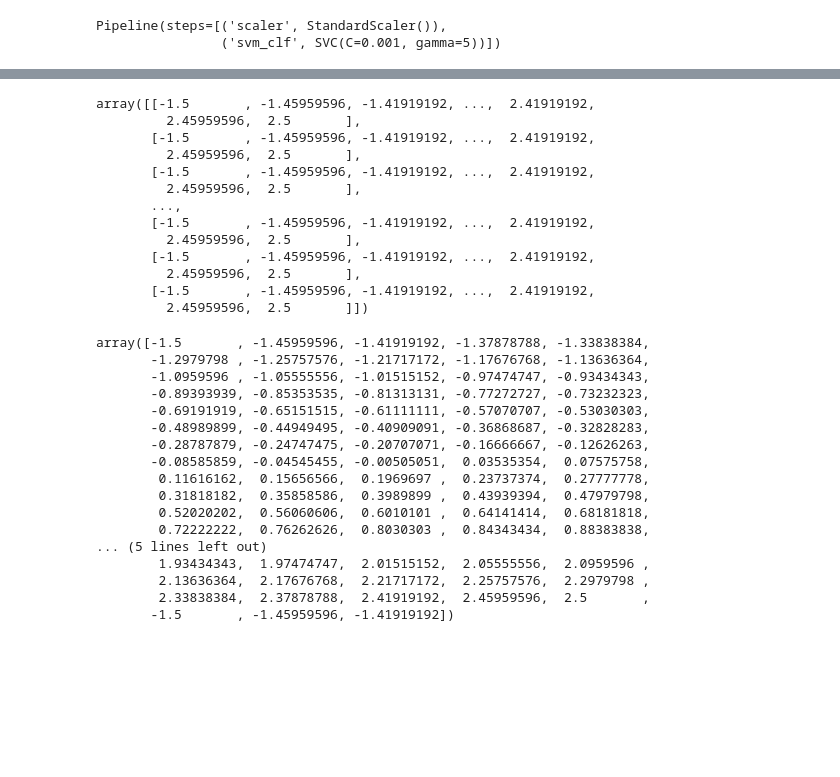
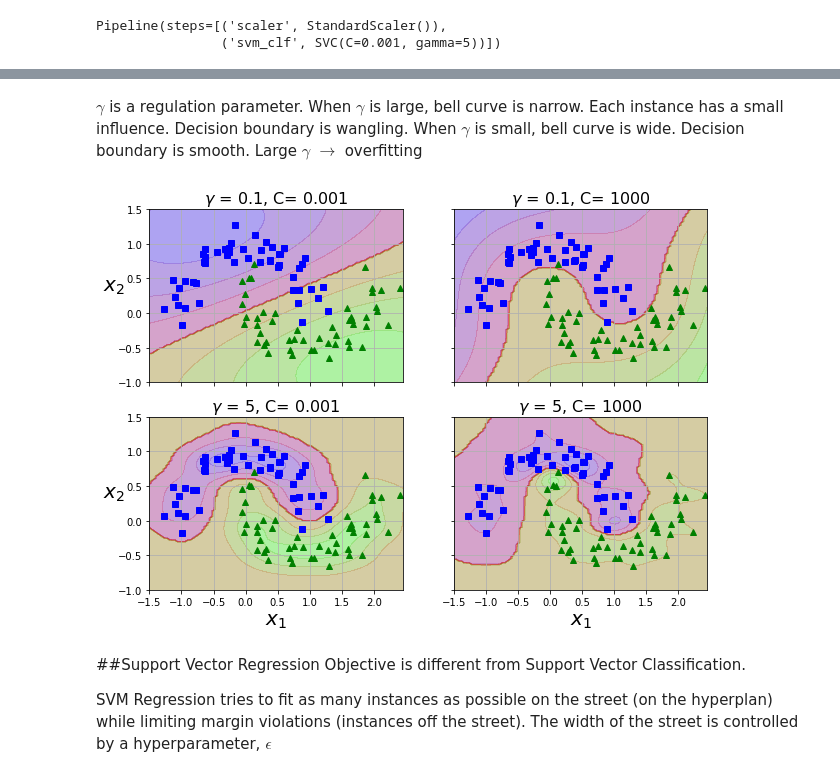
Before and after one commit to jiayuanteng/Hands_on_ML2, a Jupyter notebook: 5_Support_Vector_Machine.ipynb, the cells around one changed output, grey strips where cells are left out. Cells and saved outputs as stored; diff of their text form; code cells hidden in the pictures; blank space fills up the shorter version.

```diff
--- a/5_Support_Vector_Machine.ipynb
+++ b/5_Support_Vector_Machine.ipynb
@@ -175,36 +170,42 @@ plt.scatter(x2, x3)
-# %%
-x0
-# %% [output]
-array([[-1.5       , -1.45959596, -1.41919192, ...,  2.41919192,
-         2.45959596,  2.5       ],
-       [-1.5       , -1.45959596, -1.41919192, ...,  2.41919192,
-         2.45959596,  2.5       ],
-       [-1.5       , -1.45959596, -1.41919192, ...,  2.41919192,
-         2.45959596,  2.5       ],
-       ...,
-       [-1.5       , -1.45959596, -1.41919192, ...,  2.41919192,
-         2.45959596,  2.5       ],
-       [-1.5       , -1.45959596, -1.41919192, ...,  2.41919192,
-         2.45959596,  2.5       ],
-       [-1.5       , -1.45959596, -1.41919192, ...,  2.41919192,
-         2.45959596,  2.5       ]])
-# %%
-x0.ravel()[:103]
-# %% [output]
-array([-1.5       , -1.45959596, -1.41919192, -1.37878788, -1.33838384,
-       -1.2979798 , -1.25757576, -1.21717172, -1.17676768, -1.13636364,
-       -1.0959596 , -1.05555556, -1.01515152, -0.97474747, -0.93434343,
-       -0.89393939, -0.85353535, -0.81313131, -0.77272727, -0.73232323,
-       -0.69191919, -0.65151515, -0.61111111, -0.57070707, -0.53030303,
-       -0.48989899, -0.44949495, -0.40909091, -0.36868687, -0.32828283,
-       -0.28787879, -0.24747475, -0.20707071, -0.16666667, -0.12626263,
-       -0.08585859, -0.04545455, -0.00505051,  0.03535354,  0.07575758,
-        0.11616162,  0.15656566,  0.1969697 ,  0.23737374,  0.27777778,
-        0.31818182,  0.35858586,  0.3989899 ,  0.43939394,  0.47979798,
-        0.52020202,  0.56060606,  0.6010101 ,  0.64141414,  0.68181818,
-        0.72222222,  0.76262626,  0.8030303 ,  0.84343434,  0.88383838,
-... (5 lines left out)
-        1.93434343,  1.97474747,  2.01515152,  2.05555556,  2.0959596 ,
-        2.13636364,  2.17676768,  2.21717172,  2.25757576,  2.2979798 ,
-        2.33838384,  2.37878788,  2.41919192,  2.45959596,  2.5       ,
-       -1.5       , -1.45959596, -1.41919192])
+# %% [markdown]
+
+$γ$ is a regulation parameter. When $γ$ is large, bell curve is narrow. Each instance has a small influence. Decision boundary is wangling. When $γ$ is small, bell curve is wide. Decision boundary is smooth. Large $\gamma$ $\rightarrow$ overfitting
+# %%
+gamma1, gamma2 = 0.1, 5
+C1, C2 = 0.001, 1000
+hyperparams = (gamma1, C1), (gamma1, C2), (gamma2, C1), (gamma2, C2)
+
+svm_clfs = []
+
+for gamma, C in hyperparams:
+  rbf_kernel_svm_clf = Pipeline([
+       ("scaler", StandardScaler()),
+       ("svm_clf", SVC(kernel = 'rbf', gamma = gamma, C = C))
+      ]
+  )
+  rbf_kernel_svm_clf.fit(X, y)
+  svm_clfs.append(rbf_kernel_svm_clf)
+
+
+fig, axes = plt.subplots(2, 2, figsize = (10, 7), sharex= True, sharey=True)
+
+for i, svm_clf in enumerate(svm_clfs):
+  plt.sca(axes[i//2, i%2])
+  plot_prediction(svm_clf, [-1.5, 2.45, -1, 1.5])
+  plot_dataset(X, y, [-1.5, 2.45, -1, 1.5])
+  gamma, C = hyperparams[i]
+  plt.title(r"$\gamma$ = {}, C= {}".format(gamma, C), fontsize = 16)
+
+  if i in (0, 1):
+    plt.xlabel("")
+  if i in (1, 3):
+    plt.ylabel("")
+
+plt.show()
+# %% [output]
+[figure, added]
+# %% [markdown]
+##Support Vector Regression
+Objective is different from Support Vector Classification.
+
+SVM Regression tries to fit as many instances as possible on the street (on the hyperplan) while limiting margin violations (instances off the street). The width of the street is controlled by a hyperparameter, $ϵ$
```
Also changed, not shown: parts of 10 cells of this notebook.
